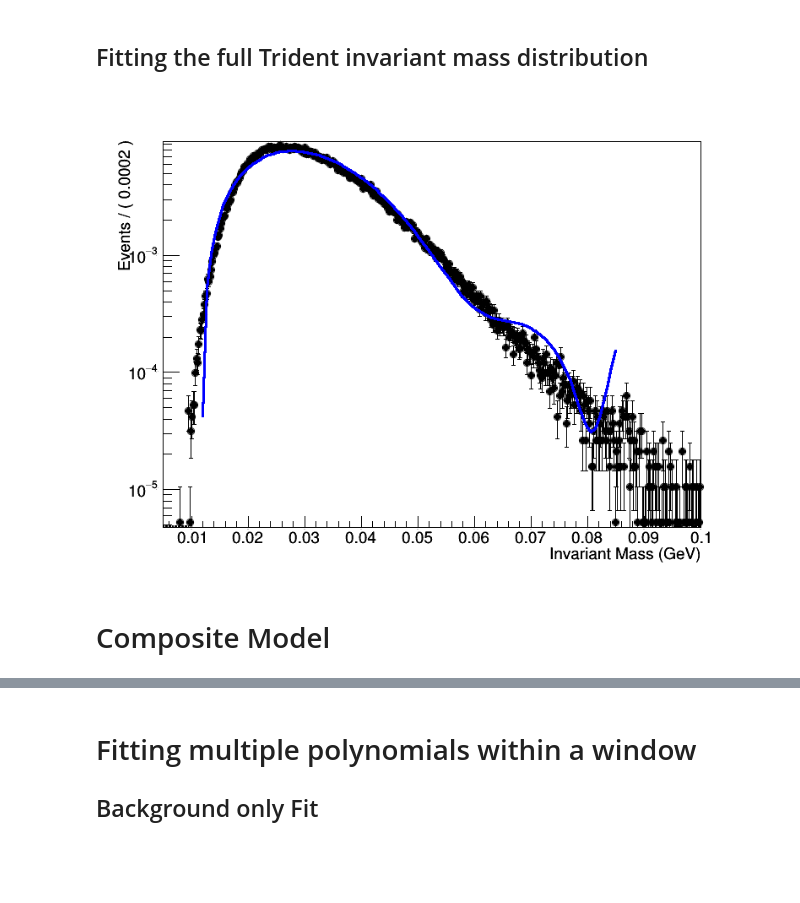
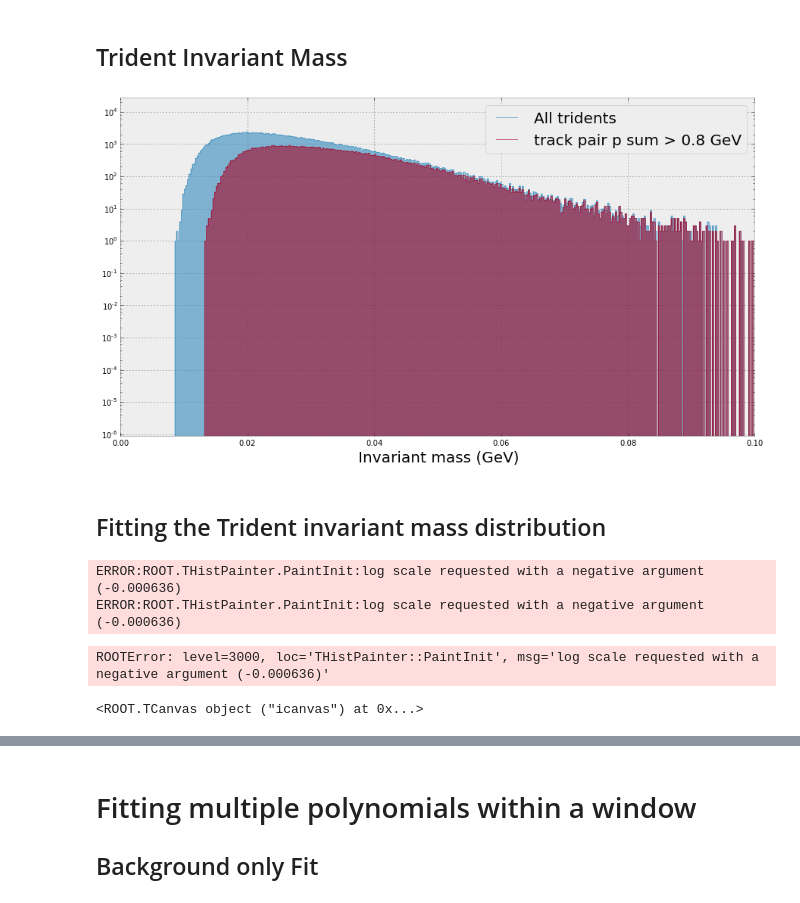
Before and after one commit to omar-moreno/hps-analysis, a Jupyter notebook: python/notebooks/bump_hunt_toy_fitter.ipynb, the cells around one changed output, grey strips where cells are left out. Cells and saved outputs as stored; diff of their text form; code cells hidden in the pictures; blank space fills up the shorter version.

```diff
--- a/python/notebooks/bump_hunt_toy_fitter.ipynb
+++ b/python/notebooks/bump_hunt_toy_fitter.ipynb
@@ -6,16 +6,45 @@ import ROOT as r
 import rootnotes
 import numpy as np
 import matplotlib.pyplot as plt
+from rootpy.io import root_open
+import rootpy.plotting.root2matplotlib as rplt
 
 canvas = rootnotes.default_canvas()
+
+colors = ['#348ABD', '#A60628']
+
+# Use the Bayesian Methods for Hackers style
+plt.style.use('bmh')
 # %%
 # Path to ROOT file that will be used to obtain the Trident invariant mass histogram
-file_path = "/home/omoreno/work/hps/plots/engrun2015/pass3/1pt05_mc/tridents/rad/trident_analysis.root"
+file_path = "/home/omoreno/work/hps/plots/engrun2015/pass3/mc_1pt05/tridents/all/trident_analysis.root"
 
 # Open the ROOT file and get the Trident invariant mass histogram
-root_file = r.TFile(file_path)
+root_file = root_open(file_path)
+# %% [markdown]
+## Trident Invariant Mass
+# %%
+labels = ['All tridents', 'track pair p sum > 0.8 GeV']
+
+histos = []
+histos.append(root_file.Get('invariant mass'))
+histos.append(root_file.Get('invariant mass - final'))
+
+fig, ax = plt.subplots(nrows=1, ncols=1, figsize=(15, 8))
+ax.set_xlabel("Invariant mass (GeV)", fontsize=20)
+ax.set_yscale('log')
+
+for histo_n in range(0, len(histos)) :
+    histos[histo_n].linecolor = colors[histo_n]
+    histos[histo_n].fillstyle = 'solid'
+    histos[histo_n].fillcolor = colors[histo_n]
+    rplt.hist(histos[histo_n], axes=ax, alpha=.6, label=labels[histo_n])
+
+ax.legend(fontsize=20);
+# %% [output]
+[figure, added]
 # %% [markdown]
-## Fitting the full Trident invariant mass distribution
+## Fitting the Trident invariant mass distribution
 # %%
 # Get the Trident invariant mass histogram from the file
 histo = root_file.Get("invariant mass")
@@ -69,6 +98,7 @@ plot.SetTitle("")
 canvas.SetLogy()
 canvas
 # %% [output]
-[figure, removed]
+ERROR:ROOT.THistPainter.PaintInit:log scale requested with a negative argument (-0.000636)
+ERROR:ROOT.THistPainter.PaintInit:log scale requested with a negative argument (-0.000636)
+ROOTError: level=3000, loc='THistPainter::PaintInit', msg='log scale requested with a negative argument (-0.000636)'
+<ROOT.TCanvas object ("icanvas") at 0x...>
-# %% [markdown]
-# Composite Model
```
Also changed, not shown: parts of 6 cells of this notebook.
